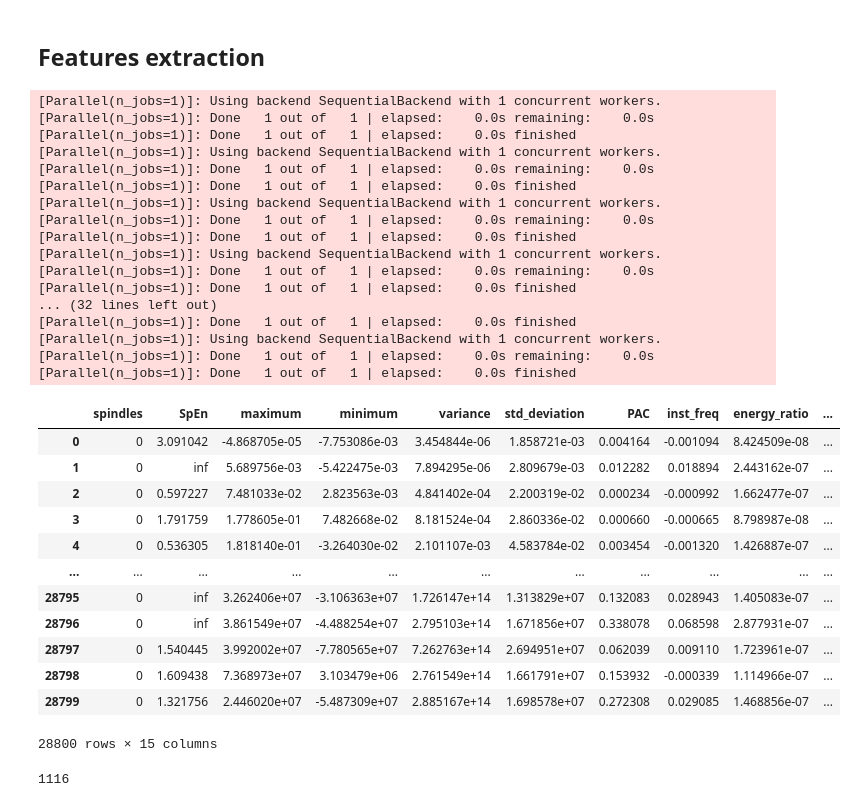
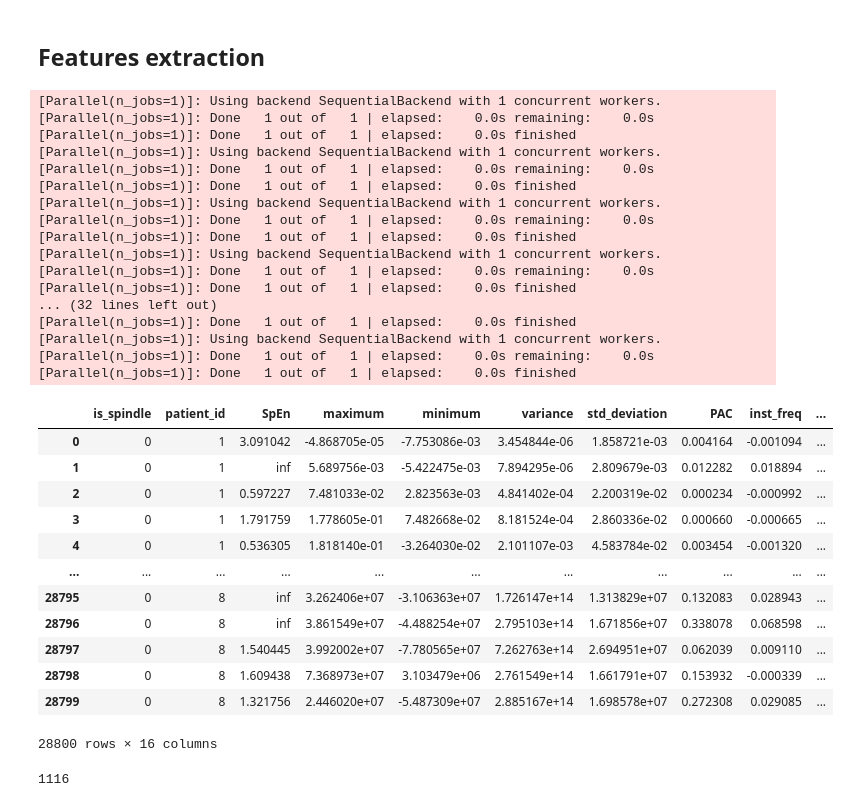
Before and after one commit to FabioLddo/personalized_sleep_spindle_detection, a Jupyter notebook: Project_Gubeli_Ippolito_Loddo.ipynb, the cells around one changed output. Saved outputs shown, nothing was run; the diff lists cells and outputs as text; code cells hidden in the pictures.

```diff
--- a/Project_Gubeli_Ippolito_Loddo.ipynb
+++ b/Project_Gubeli_Ippolito_Loddo.ipynb
@@ -514,53 +532,56 @@ def extract_features(excerpt_signals, window_size=100, fs=200):
             q1, q3 = np.percentile(mode_1, [25, 75])
             IQR = q3 - q1
 
-            # compute zero crossing
+            # Compute zero crossing
             zero_crossing = len(np.where(np.diff(np.sign(mode_1)))[0])
 
-            # append the computed feature values to the list
-            feature_values.append([spindle_in_window, SpEn, maximum, minimum, variance, std_deviation, PAC, inst_freq, energy_ratio,
+            # Determine the patient id for future patient discimination
+            patient_id = i+1
+
+            # Append the computed feature values to the list
+            feature_values.append([spindle_in_window, patient_id, SpEn, maximum, minimum, variance, std_deviation, PAC, inst_freq, energy_ratio,
                                    kurt, skewness, PWRpeak, PWRratio, IQR, zero_crossing])
 
     # create a pandas dataframe from the list of feature values
-    feature_df = pd.DataFrame(feature_values, columns=['spindles', 'SpEn', 'maximum', 'minimum', 'variance', 'std_deviation',
+    feature_df = pd.DataFrame(feature_values, columns=['is_spindle', 'patient_id', 'SpEn', 'maximum', 'minimum', 'variance', 'std_deviation',
                                                        'PAC', 'inst_freq', 'energy_ratio', 'kurt', 'skewness',
                                                        'PWRpeak', 'PWRratio', 'IQR', 'zero_crossing'])
 
     return feature_df
 
 
 df_features = extract_features(excerpt_signals)
 df_features
 # %% [output]
 [Parallel(n_jobs=1)]: Using backend SequentialBackend with 1 concurrent workers.
 [Parallel(n_jobs=1)]: Done   1 out of   1 | elapsed:    0.0s remaining:    0.0s
 [Parallel(n_jobs=1)]: Done   1 out of   1 | elapsed:    0.0s finished
 [Parallel(n_jobs=1)]: Using backend SequentialBackend with 1 concurrent workers.
 [Parallel(n_jobs=1)]: Done   1 out of   1 | elapsed:    0.0s remaining:    0.0s
 [Parallel(n_jobs=1)]: Done   1 out of   1 | elapsed:    0.0s finished
 [Parallel(n_jobs=1)]: Using backend SequentialBackend with 1 concurrent workers.
 [Parallel(n_jobs=1)]: Done   1 out of   1 | elapsed:    0.0s remaining:    0.0s
 [Parallel(n_jobs=1)]: Done   1 out of   1 | elapsed:    0.0s finished
 [Parallel(n_jobs=1)]: Using backend SequentialBackend with 1 concurrent workers.
 [Parallel(n_jobs=1)]: Done   1 out of   1 | elapsed:    0.0s remaining:    0.0s
 [Parallel(n_jobs=1)]: Done   1 out of   1 | elapsed:    0.0s finished
 ... (32 lines left out)
 [Parallel(n_jobs=1)]: Done   1 out of   1 | elapsed:    0.0s finished
 [Parallel(n_jobs=1)]: Using backend SequentialBackend with 1 concurrent workers.
 [Parallel(n_jobs=1)]: Done   1 out of   1 | elapsed:    0.0s remaining:    0.0s
 [Parallel(n_jobs=1)]: Done   1 out of   1 | elapsed:    0.0s finished
-|  | spindles | SpEn | maximum | minimum | variance | std_deviation | PAC | inst_freq | energy_ratio | ... |
-| 0 | 0 | 3.091042 | -4.868705e-05 | -7.753086e-03 | 3.454844e-06 | 1.858721e-03 | 0.004164 | -0.001094 | 8.424509e-08 | ... |
-| 1 | 0 | inf | 5.689756e-03 | -5.422475e-03 | 7.894295e-06 | 2.809679e-03 | 0.012282 | 0.018894 | 2.443162e-07 | ... |
-| 2 | 0 | 0.597227 | 7.481033e-02 | 2.823563e-03 | 4.841402e-04 | 2.200319e-02 | 0.000234 | -0.000992 | 1.662477e-07 | ... |
-| 3 | 0 | 1.791759 | 1.778605e-01 | 7.482668e-02 | 8.181524e-04 | 2.860336e-02 | 0.000660 | -0.000665 | 8.798987e-08 | ... |
-| 4 | 0 | 0.536305 | 1.818140e-01 | -3.264030e-02 | 2.101107e-03 | 4.583784e-02 | 0.003454 | -0.001320 | 1.426887e-07 | ... |
+|  | is_spindle | patient_id | SpEn | maximum | minimum | variance | std_deviation | PAC | inst_freq | ... |
+| 0 | 0 | 1 | 3.091042 | -4.868705e-05 | -7.753086e-03 | 3.454844e-06 | 1.858721e-03 | 0.004164 | -0.001094 | ... |
+| 1 | 0 | 1 | inf | 5.689756e-03 | -5.422475e-03 | 7.894295e-06 | 2.809679e-03 | 0.012282 | 0.018894 | ... |
+| 2 | 0 | 1 | 0.597227 | 7.481033e-02 | 2.823563e-03 | 4.841402e-04 | 2.200319e-02 | 0.000234 | -0.000992 | ... |
+| 3 | 0 | 1 | 1.791759 | 1.778605e-01 | 7.482668e-02 | 8.181524e-04 | 2.860336e-02 | 0.000660 | -0.000665 | ... |
+| 4 | 0 | 1 | 0.536305 | 1.818140e-01 | -3.264030e-02 | 2.101107e-03 | 4.583784e-02 | 0.003454 | -0.001320 | ... |
 | ... | ... | ... | ... | ... | ... | ... | ... | ... | ... | ... |
-| 28795 | 0 | inf | 3.262406e+07 | -3.106363e+07 | 1.726147e+14 | 1.313829e+07 | 0.132083 | 0.028943 | 1.405083e-07 | ... |
-| 28796 | 0 | inf | 3.861549e+07 | -4.488254e+07 | 2.795103e+14 | 1.671856e+07 | 0.338078 | 0.068598 | 2.877931e-07 | ... |
-| 28797 | 0 | 1.540445 | 3.992002e+07 | -7.780565e+07 | 7.262763e+14 | 2.694951e+07 | 0.062039 | 0.009110 | 1.723961e-07 | ... |
-| 28798 | 0 | 1.609438 | 7.368973e+07 | 3.103479e+06 | 2.761549e+14 | 1.661791e+07 | 0.153932 | -0.000339 | 1.114966e-07 | ... |
-| 28799 | 0 | 1.321756 | 2.446020e+07 | -5.487309e+07 | 2.885167e+14 | 1.698578e+07 | 0.272308 | 0.029085 | 1.468856e-07 | ... |
+| 28795 | 0 | 8 | inf | 3.262406e+07 | -3.106363e+07 | 1.726147e+14 | 1.313829e+07 | 0.132083 | 0.028943 | ... |
+| 28796 | 0 | 8 | inf | 3.861549e+07 | -4.488254e+07 | 2.795103e+14 | 1.671856e+07 | 0.338078 | 0.068598 | ... |
+| 28797 | 0 | 8 | 1.540445 | 3.992002e+07 | -7.780565e+07 | 7.262763e+14 | 2.694951e+07 | 0.062039 | 0.009110 | ... |
+| 28798 | 0 | 8 | 1.609438 | 7.368973e+07 | 3.103479e+06 | 2.761549e+14 | 1.661791e+07 | 0.153932 | -0.000339 | ... |
+| 28799 | 0 | 8 | 1.321756 | 2.446020e+07 | -5.487309e+07 | 2.885167e+14 | 1.698578e+07 | 0.272308 | 0.029085 | ... |
-28800 rows × 15 columns
+28800 rows × 16 columns
 # %%
 df_features.energy_ratio[5]
```
Also changed, not shown: parts of 25 cells of this notebook.
